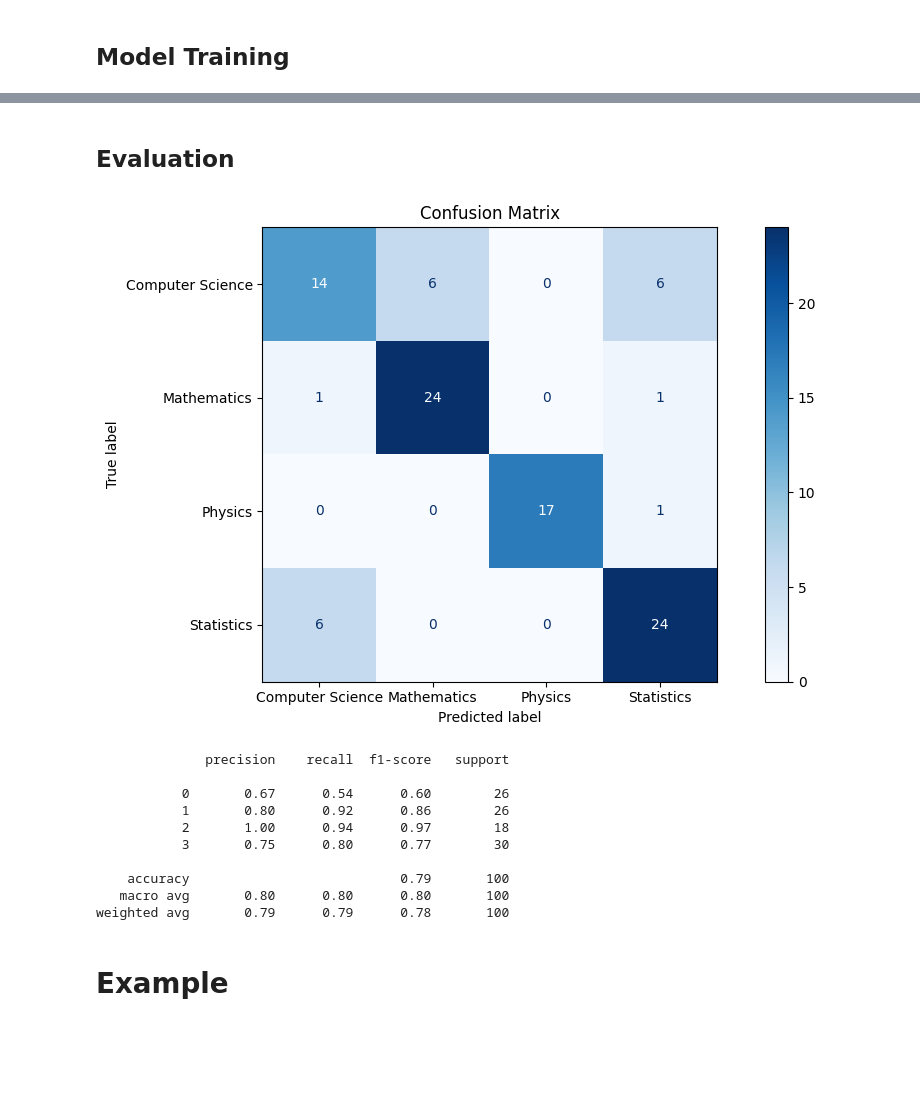
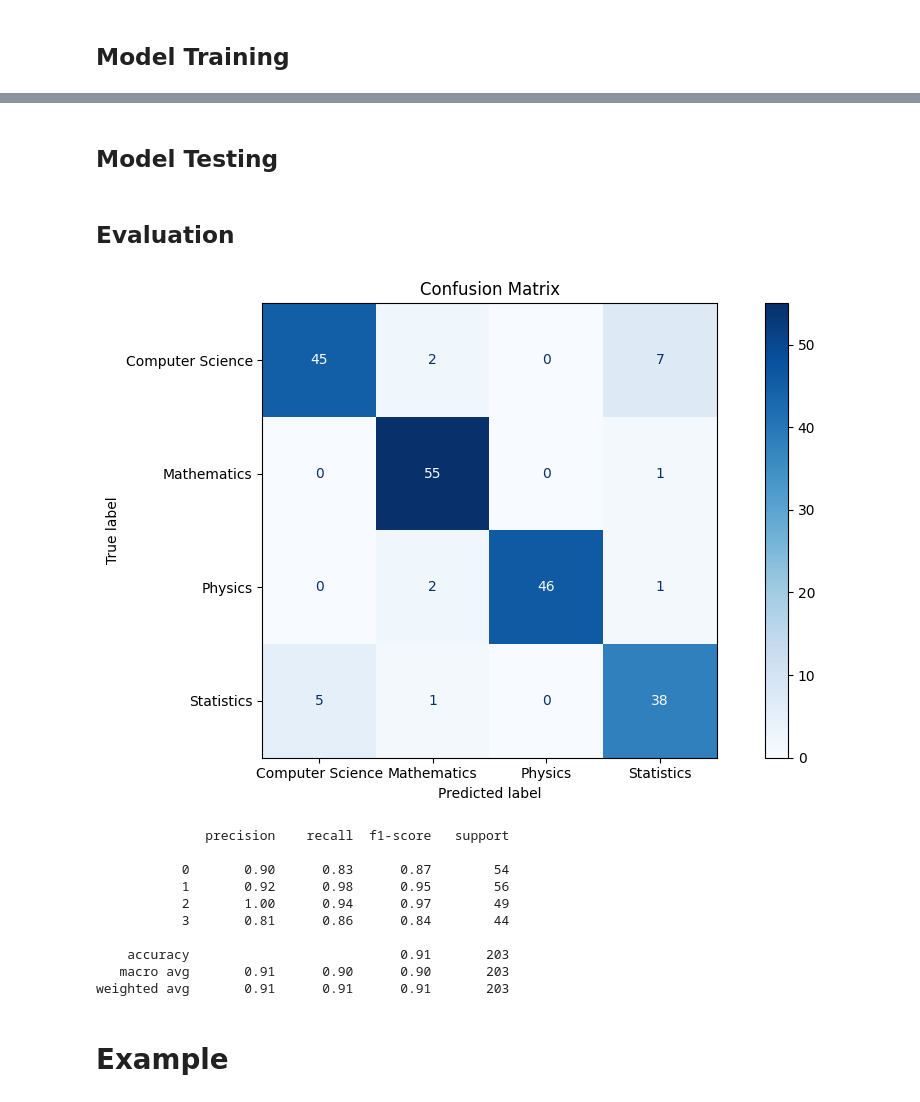
Before and after one commit to gulomovazukhrakhon/IU-Projects, a Jupyter notebook: NLP_Project/text-classification-for-topic-modelling.ipynb, the cells around one changed output, grey strips where cells are left out. Cells and saved outputs as stored; diff of their text form; code cells hidden in the pictures; blank space fills up the shorter version.

Commit message:
Kaggle Notebook | Text Classification for Topic Modelling | Version 21

```diff
--- a/NLP_Project/text-classification-for-topic-modelling.ipynb
+++ b/NLP_Project/text-classification-for-topic-modelling.ipynb
@@ -380,6 +382,7 @@ torch.manual_seed(42)
 torch.cuda.manual_seed(42)
 
 train_loader = DataLoader(train_dataset, batch_size=256, shuffle=True)
+val_loader = DataLoader(val_dataset, batch_size=256, shuffle=True)
 test_loader = DataLoader(test_dataset, batch_size=256, shuffle=True)
 # %% [markdown]
 ## Model Building
@@ -422,7 +425,7 @@ EMBED_DIM = 100
 HIDDEN_DIM = 128
 OUTPUT_DIM = 4
 
-EPOCHS = 20
+EPOCHS = 30
 # %%
 model = TextClassifier(vocab_size=VOCAB_SIZE, embed_dim=EMBED_DIM,
                        hidden_dim=HIDDEN_DIM, output_dim=OUTPUT_DIM).to(device)
@@ -436,36 +439,27 @@ torch.manual_seed(42)
 torch.cuda.manual_seed(42)
 
 for epoch in tqdm(range(EPOCHS+1)):
-    train_loss = 0
 
     for texts, labels in train_loader:
         model.train()
-
         output_logits = model(texts)
         loss = loss_fn(output_logits, labels)
-        train_loss += loss
         optimizer.zero_grad()
         loss.backward()
         optimizer.step()
 
-    # Average Training Loss
-    train_loss /= len(train_loader)
-
-    # Testing
-    test_loss, test_acc = 0, 0
+        y_pred = torch.softmax(output_logits, dim=1).argmax(dim=1)
+        accuracy = accuracy_score(y_true=labels.to('cpu'), y_pred=y_pred.to('cpu')) * 100
 
     model.eval()
     with torch.inference_mode():
-        for test_texts, test_labels in test_loader:
-            test_logits = model(test_texts)
-            test_loss += loss_fn(test_logits, test_labels)
-            output = torch.softmax(test_logits, dim=1).argmax(dim=1)
-            test_acc += accuracy_score(y_true=test_labels.to('cpu'), y_pred=output.to('cpu')) * 100
+        for val_texts, val_labels in val_loader:
+            val_logits = model(val_texts)
+            val_loss = loss_fn(val_logits, val_labels)
 
-        # Average Loss and Accuracy
-        test_loss /= len(test_loader)
-        test_acc /= len(test_loader)
+            val_output = torch.softmax(val_logits, dim=1).argmax(dim=1)
+            val_acc = accuracy_score(y_true=val_labels.to('cpu'), y_pred=val_output.to('cpu')) * 100
 
     if epoch % 5 == 0:
-        print(f'Epoch: {epoch} | Train Loss: {train_loss.item():.4f} | Test Loss: {test_loss.item():.4f} & Accuracy: {test_acc:.1f}%')
+        print(f'Epoch: {epoch} | Train Loss: {loss.item():.4f} & Train Accuracy: {accuracy:.1f}% | Val Loss: {val_loss.item():.4f} & Val Accuracy: {val_acc:.1f}%')
 # %% [output]
@@ -477,22 +473,30 @@ Epoch: 20 | Train Loss: 0.3282 | Test Loss: 0.4280 & Accuracy: 84.2%
+# %% [markdown]
+## Model Testing
+# %%
+model.eval()
+with torch.inference_mode():
+    for texts, labels in test_loader:
+        output_logits = model(texts)
+        output = torch.softmax(output_logits, dim=1).argmax(dim=1)
 # %% [markdown]
 ## Evaluation
 # %%
-plot_confusion_matrix(test_labels.to('cpu'), output.to('cpu'), LABELS)
+plot_confusion_matrix(labels.to('cpu'), output.to('cpu'), LABELS)
 # %% [output]
-[figure, old version]
+[figure, new version]
 # %%
-print(classification_report(test_labels.to('cpu'), output.to('cpu')))
+print(classification_report(labels.to('cpu'), output.to('cpu')))
 # %% [output]
               precision    recall  f1-score   support
 
-           0       0.67      0.54      0.60        26
-           1       0.80      0.92      0.86        26
-           2       1.00      0.94      0.97        18
-           3       0.75      0.80      0.77        30
+           0       0.90      0.83      0.87        54
+           1       0.92      0.98      0.95        56
+           2       1.00      0.94      0.97        49
+           3       0.81      0.86      0.84        44
 
-    accuracy                           0.79       100
-   macro avg       0.80      0.80      0.80       100
-weighted avg       0.79      0.79      0.78       100
+    accuracy                           0.91       203
+   macro avg       0.91      0.90      0.90       203
+weighted avg       0.91      0.91      0.91       203
 # %% [markdown]
 # Example
 # %%
```
Also changed, not shown: parts of 10 cells of this notebook.
